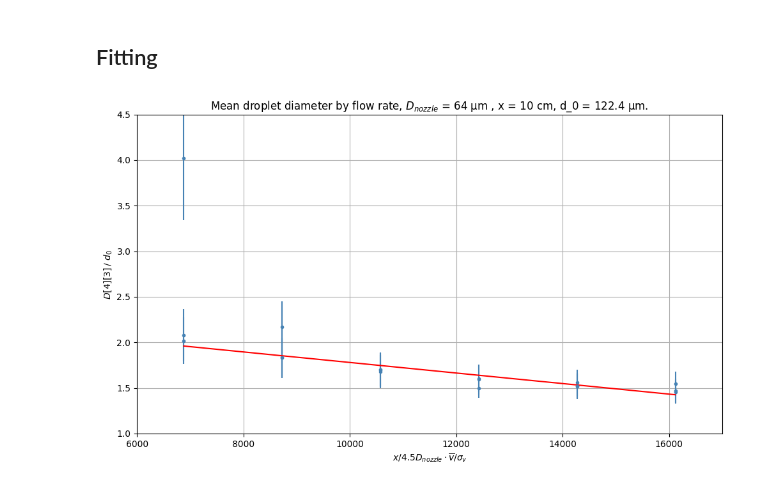
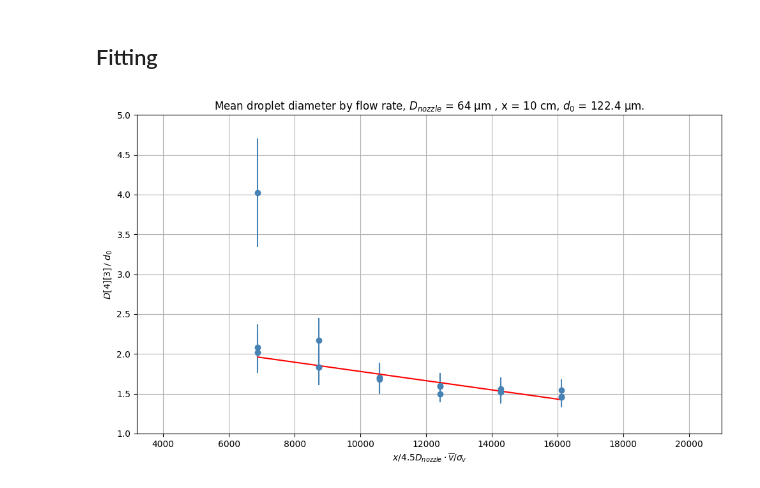
Before and after one commit to Trystan-Git/PNS-group-23--Dynamics-of-coalescence-events-in-spray-clouds, a Jupyter notebook: Data analysis/On data from June 10/measurements with flow rates.ipynb, the cells around one changed output. Cells and saved outputs as stored; diff of their text form; code cells hidden in the pictures.

```diff
--- a/Data analysis/On data from June 10/measurements with flow rates.ipynb
+++ b/Data analysis/On data from June 10/measurements with flow rates.ipynb
@@ -70,27 +71,27 @@ fit_result = fit_model.fit(
 # %%
 x = np.array(normalised_x)
 y_fit = fit_result.best_fit
 
 # sort for plotting line
 idx = np.argsort(x)
 
 plt.figure(figsize = (10,6))
 
-plt.errorbar(normalised_x, a_diam, xerr=err_flow_rate, yerr=a_err_diam, fmt='.', color = 'steelblue')
+plt.errorbar(normalised_x, a_diam, xerr=err_flow_rate, yerr=a_err_diam, fmt='o', color = 'steelblue')
 plt.plot(x[idx], y_fit[idx], 'r-')
 
-plt.title(r"Mean droplet diameter by flow rate, $D_{nozzle}$ = 64 μm , x = 10 cm, d_0 = 122.4 μm.")
+plt.title(r"Mean droplet diameter by flow rate, $D_{nozzle}$ = 64 μm , x = 10 cm, $d_0$ = 122.4 μm.")
 plt.xlabel(r"$ x / 4.5D_{nozzle} \cdot \overline{v} / \sigma_v$")
 plt.ylabel(r"$D[4][3]\,/$ $d_0$ ")
 
-plt.xlim(6000, 17000)
-plt.ylim(1, 4.5)
+plt.xlim(3200,21000)
+plt.ylim(1,5)
 plt.grid(True)
 plt.tight_layout()
 
 plt.show()
 # %% [output]
-[figure, old version]
+[figure, new version]
 # %%
 print(fit_result.fit_report())
 # %% [output]
```
Also changed, not shown: parts of 3 cells of this notebook, 2 other files.
